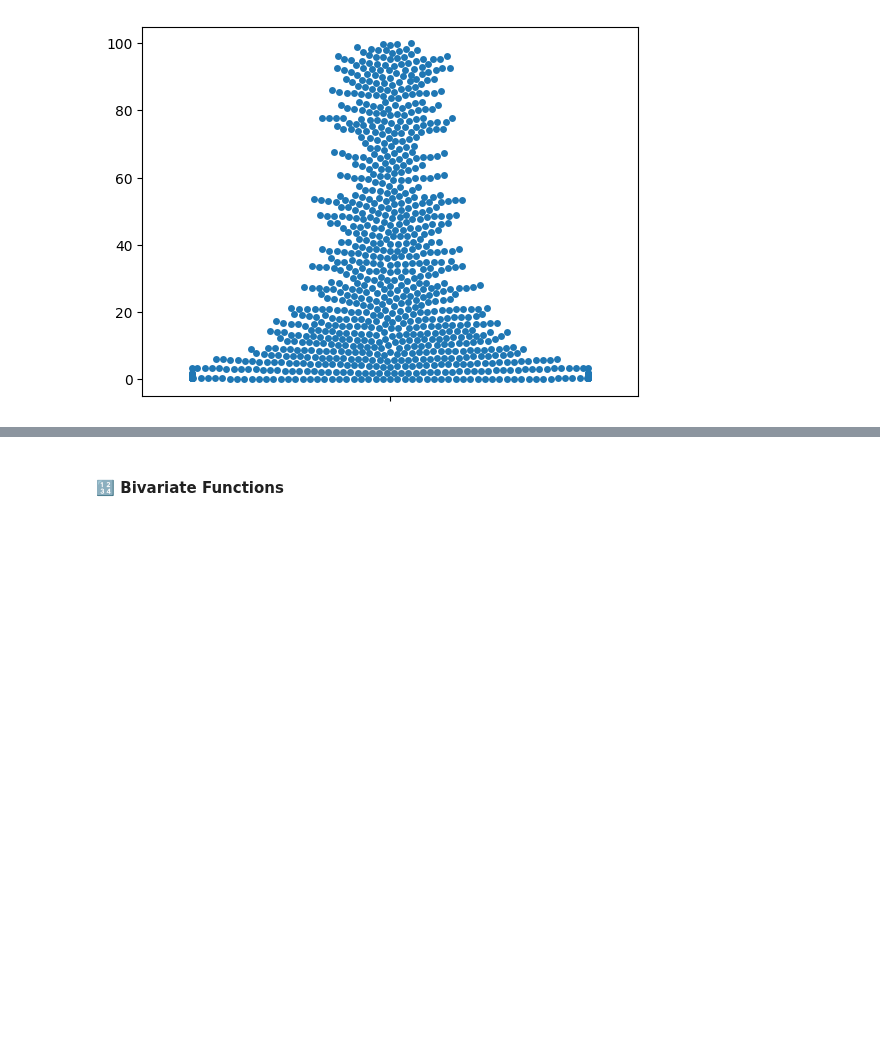
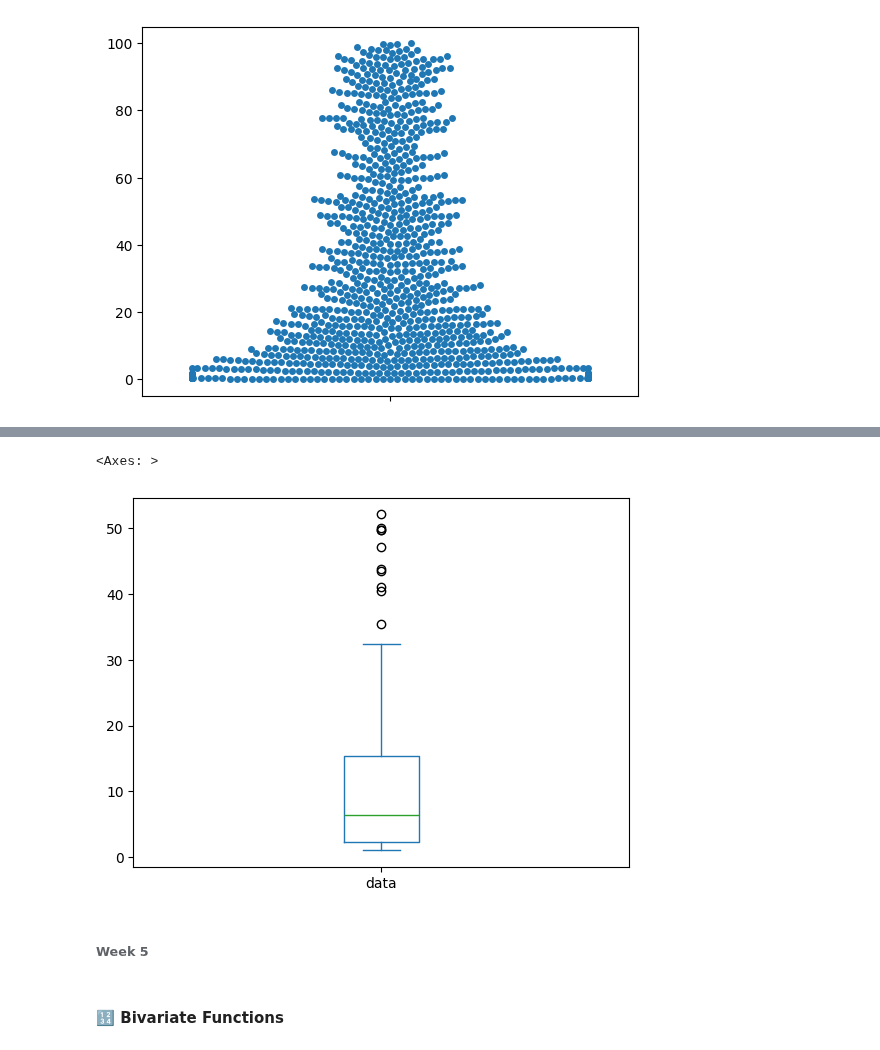
Before and after one commit to andre-bu-gitdev/O2_AI_for_Leaders_dx699, a Jupyter notebook: Milestone_4/Milestone4.ipynb, the cells around one changed output, grey strips where cells are left out. Drawn from its saved outputs; the diff is of its cells as text; code cells hidden in the pictures; blank space fills up the shorter version.

```diff
--- a/Milestone_4/Milestone4.ipynb
+++ b/Milestone_4/Milestone4.ipynb
@@ -95,3 +112,11 @@ sns.swarmplot(lesson_series)
+# %%
+# Week 4
+df.plot.box()
+# %% [output]
+<Axes: >
+[figure, added]
+# %% [markdown]
+###### Week 5
 # %% [markdown]
 #### 🔢 Bivariate Functions
 # %%
```
Also changed, not shown: parts of 2 cells of this notebook.
